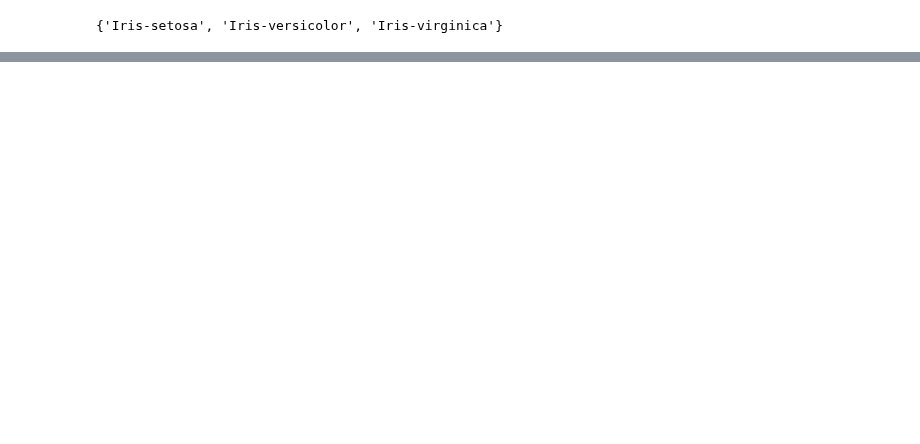
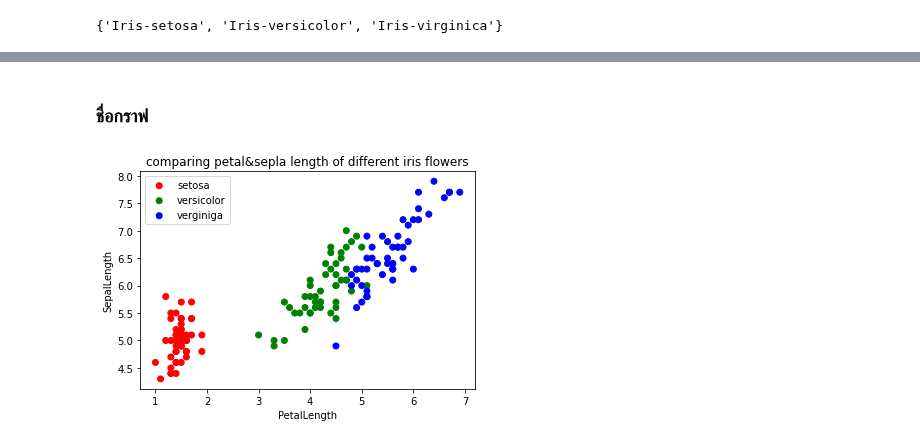
Before and after one commit to 623020514-5/Python-Data-Viz.-, a Jupyter notebook: DataViz02_Data_Distribution.ipynb, the cells around one changed output, grey strips where cells are left out. Saved outputs shown, nothing was run; the diff lists cells and outputs as text; code cells hidden in the pictures; blank space fills up the shorter version.

```diff
--- a/DataViz02_Data_Distribution.ipynb
+++ b/DataViz02_Data_Distribution.ipynb
@@ -46,5 +44,5 @@ set(df['Name'])
 # %%
-df2 = df.replace({'Iris-setoa':'r', 'Iris-versicolor':'g', 'Iris-virginica':'b'})
+df2 = df.replace({'Iris-setosa':'r', 'Iris-versicolor':'g','Iris-virginica':'b' })
 # %%
 df2.head()
 # %% [output]
@@ -410,0 +82,12 @@ plt.title('Comparison');
+# %% [markdown]
+### ชื่อกราฟ
+# %%
+plt.scatter(df2['PetalLength'][:50],df2['SepalLength'][:50],c=df2['Name'][:50],label='setosa') # [:50] 50 ดอกแรก ตั้งชื่อว่า  setosa
+plt.scatter(df2['PetalLength'][50:100],df2['SepalLength'][50:100],c=df2['Name'][50:100],label='versicolor') # [50:100] 50 ดอกถัดมา ตั้งชื่อว่า versicolor
+plt.scatter(df2['PetalLength'][100:],df2['SepalLength'][100:],c=df2['Name'][100:],label='verginiga') # [50:100] 50 ดอกถัดมา ตั้งชื่อว่า verginiga
+plt.legend() # อธิบาย marker
+plt.xlabel('PetalLength') # เปลี่ยนชื่อแกน x
+plt.ylabel('SepalLength') # เปลี่ยนชื่อแกน y
+plt.title('comparing petal&sepla length of different iris flowers'); # plt.title  ตั้งชื่อกราฟ
+# %% [output]
+[figure, added]
```
Also changed, not shown: parts of 134 cells of this notebook.
